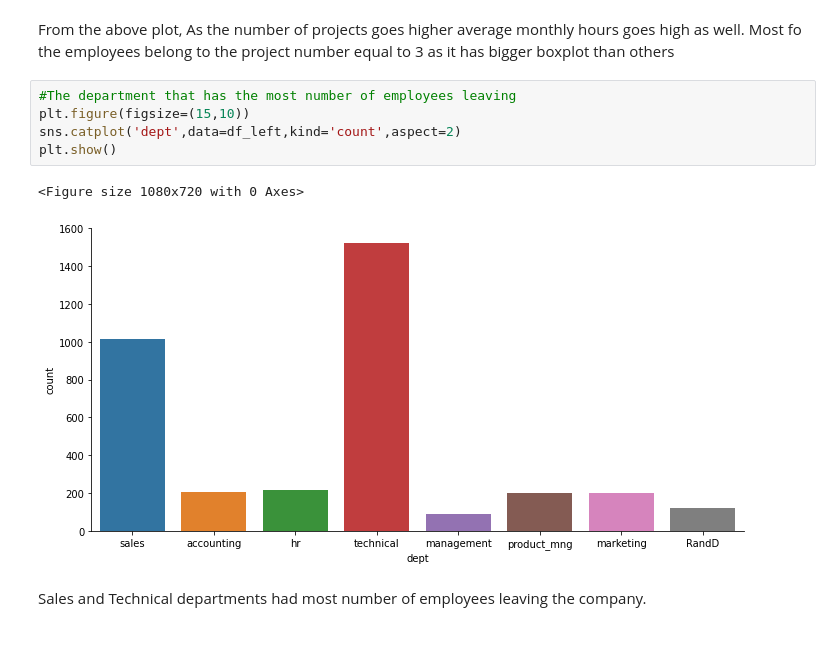
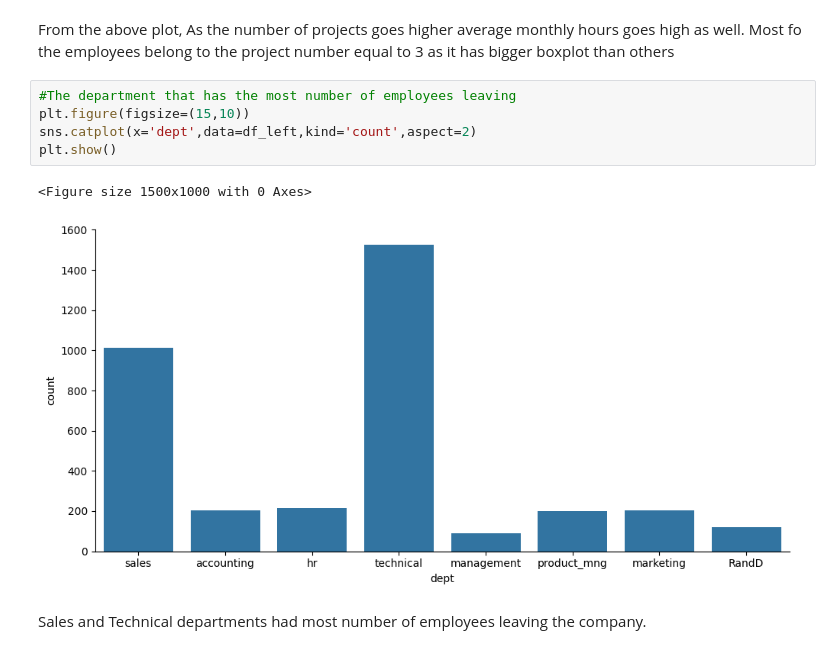
Before and after one commit to MrCee95/Employee-Attrition, a Jupyter notebook: Employee Attrition Final.ipynb, the cells around one changed output. Drawn from its saved outputs; the diff is of its cells as text.

```diff
--- a/Employee Attrition Final.ipynb
+++ b/Employee Attrition Final.ipynb
@@ -160,11 +162,11 @@ From the above plot, As the number of projects goes higher average monthly hours
 # %%
 #The department that has the most number of employees leaving
 plt.figure(figsize=(15,10))
-sns.catplot('dept',data=df_left,kind='count',aspect=2)
+sns.catplot(x='dept',data=df_left,kind='count',aspect=2)
 plt.show()
 # %% [output]
-<Figure size 1080x720 with 0 Axes>
+<Figure size 1500x1000 with 0 Axes>
-[figure, old version]
+[figure, new version]
 # %% [markdown]
 Sales and Technical departments had most number of employees leaving the company.
 # %%
```
Also changed, not shown: parts of 23 cells of this notebook.
